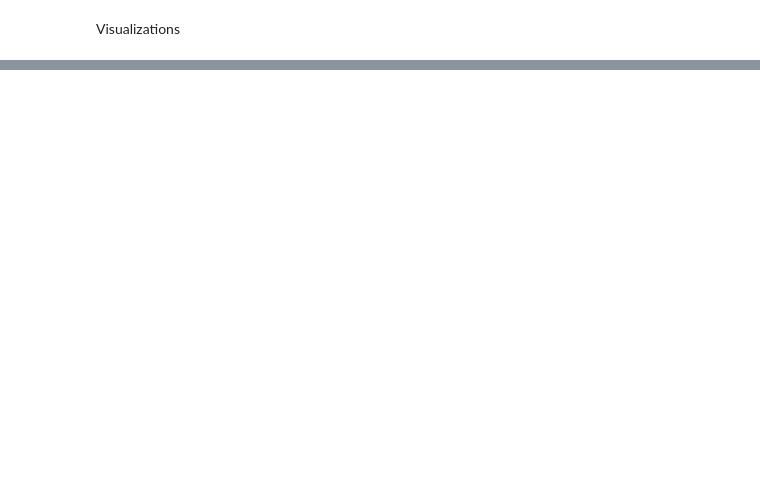
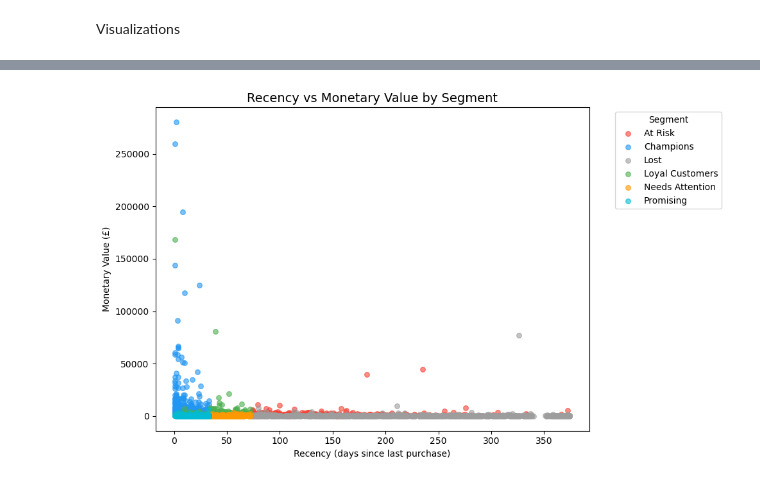
Before and after one commit to aryapatange/Customer-Segmentation, a Jupyter notebook: notebooks/03_business_insights.ipynb, the cells around one changed output, grey strips where cells are left out. Saved outputs shown, nothing was run; the diff lists cells and outputs as text; code cells hidden in the pictures; blank space fills up the shorter version.

```diff
--- a/notebooks/03_business_insights.ipynb
+++ b/notebooks/03_business_insights.ipynb
@@ -70,0 +143,25 @@ rfm_df.groupby('Segment')['Monetary'].sum().plot(kind='bar')
+# %%
+# Recency vs Monetary Scatter Plot
+colors = {
+    'Champions': '#2196F3',
+    'Loyal Customers': '#4CAF50',
+    'Promising': '#00BCD4',
+    'Needs Attention': '#FF9800',
+    'At Risk': '#F44336',
+    'Lost': '#9E9E9E'
+}
+
+plt.figure(figsize=(10, 6))
+for segment, group in rfm_df.groupby('Segment'):
+    plt.scatter(group['Recency'], group['Monetary'],
+                label=segment, alpha=0.6, s=30,
+                color=colors.get(segment, 'gray'))
+
+plt.title('Recency vs Monetary Value by Segment', fontsize=14)
+plt.xlabel('Recency (days since last purchase)')
+plt.ylabel('Monetary Value (£)')
+plt.legend(title='Segment', bbox_to_anchor=(1.05, 1), loc='upper left')
+plt.tight_layout()
+plt.show()
+# %% [output]
+[figure, added]
```
Also changed, not shown: parts of 15 cells of this notebook, 2 other files.
